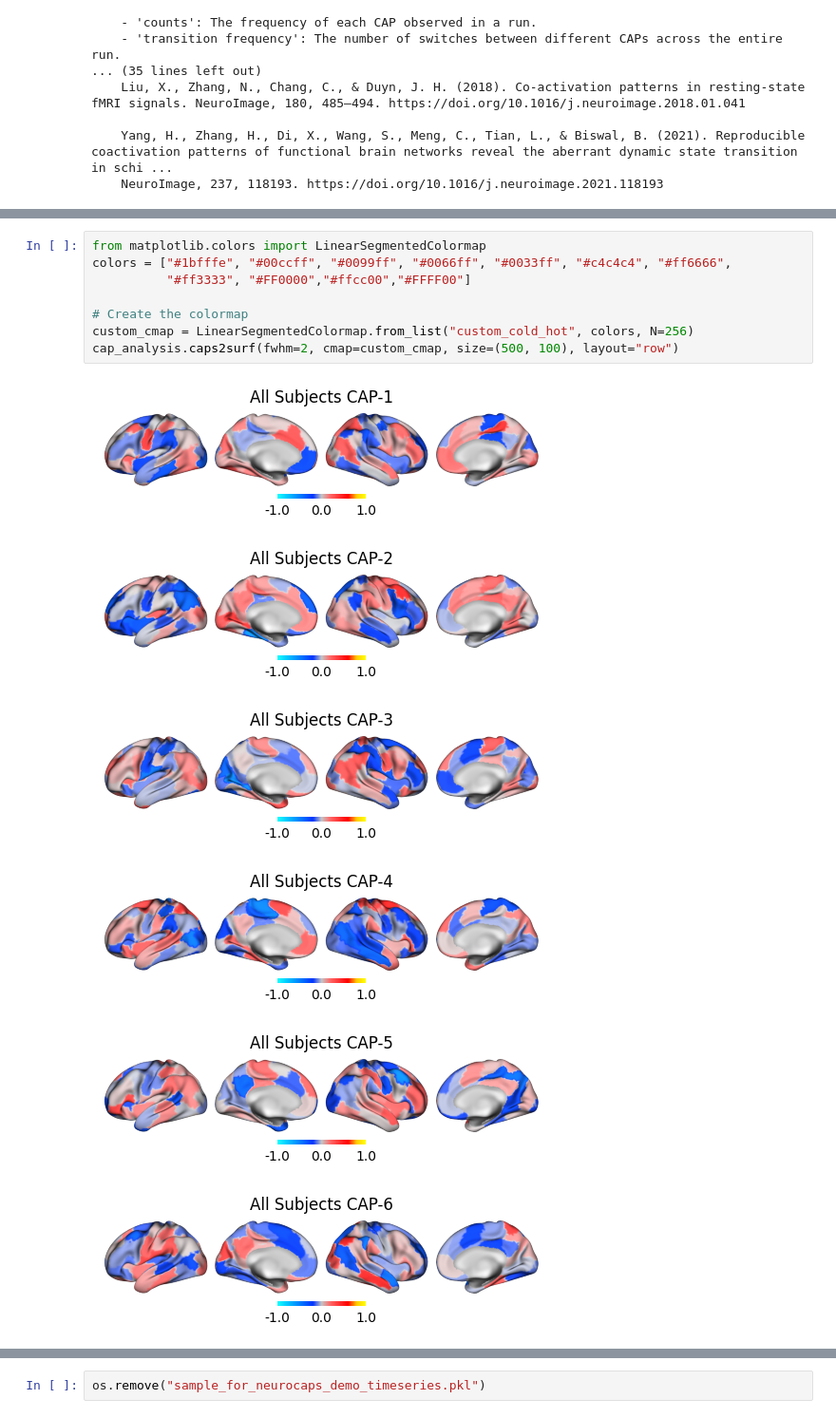
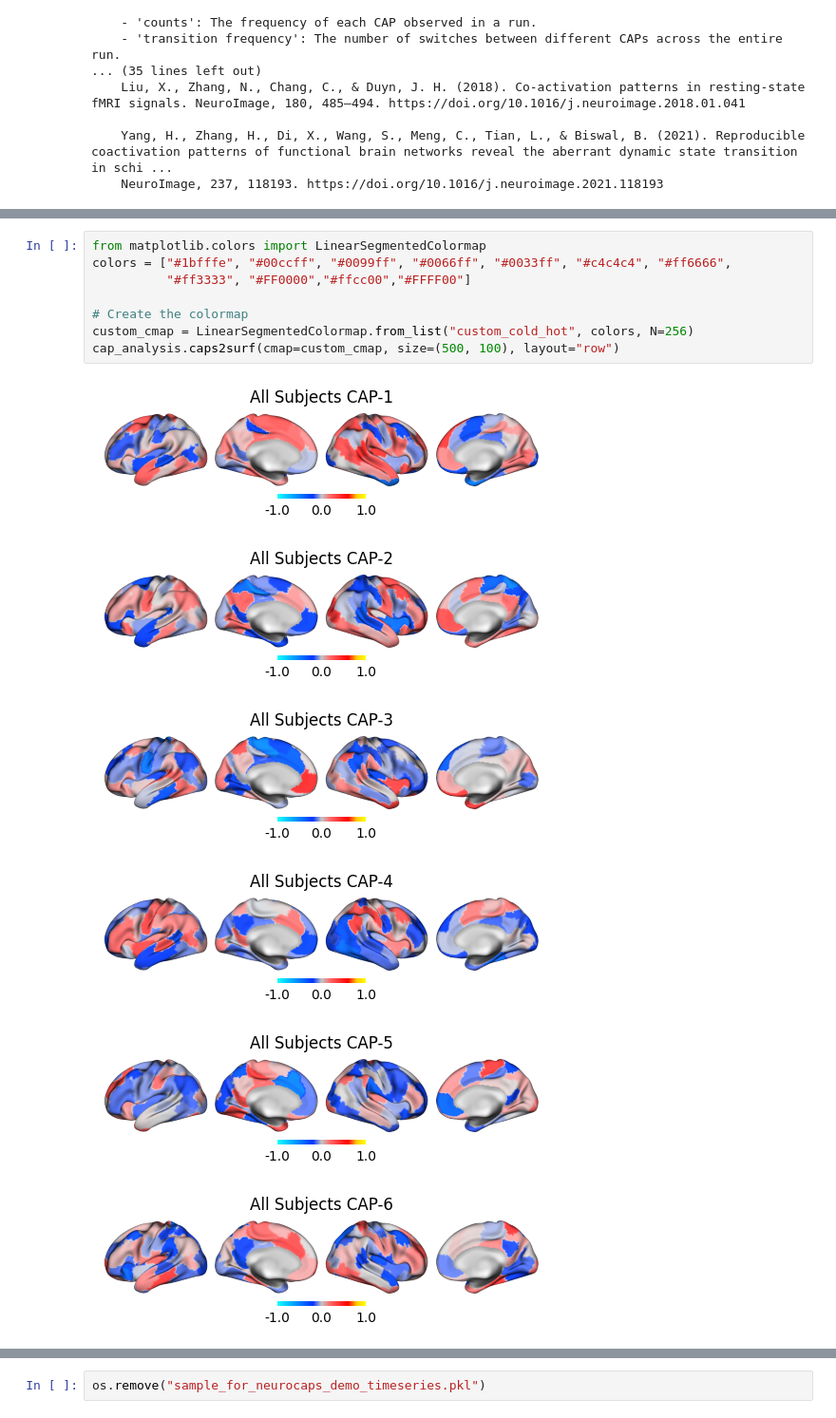
Before and after one commit to donishadsmith/neurocaps, a Jupyter notebook: demo.ipynb, the cells around one changed output, grey strips where cells are left out. Shown at 95% size. Drawn from its saved outputs; the diff is of its cells as text.

```diff
--- a/demo.ipynb
+++ b/demo.ipynb
@@ -393,15 +393,15 @@ cap_analysis.caps2surf(fwhm=2, cmap="cold_hot", layout="row",  size=(500, 100),
 # %%
 from matplotlib.colors import LinearSegmentedColormap
 colors = ["#1bfffe", "#00ccff", "#0099ff", "#0066ff", "#0033ff", "#c4c4c4", "#ff6666",
           "#ff3333", "#FF0000","#ffcc00","#FFFF00"]
 
 # Create the colormap
 custom_cmap = LinearSegmentedColormap.from_list("custom_cold_hot", colors, N=256)
-cap_analysis.caps2surf(fwhm=2, cmap=custom_cmap, size=(500, 100), layout="row")
+cap_analysis.caps2surf(cmap=custom_cmap, size=(500, 100), layout="row")
 # %% [output]
-[figure, old version]
+[figure, new version]
-[figure, old version]
+[figure, new version]
-[figure, old version]
+[figure, new version]
-[figure, old version]
+[figure, new version]
-[figure, old version]
+[figure, new version]
-[figure, old version]
+[figure, new version]
```
Also changed, not shown: parts of 27 cells of this notebook, 4 other files.
